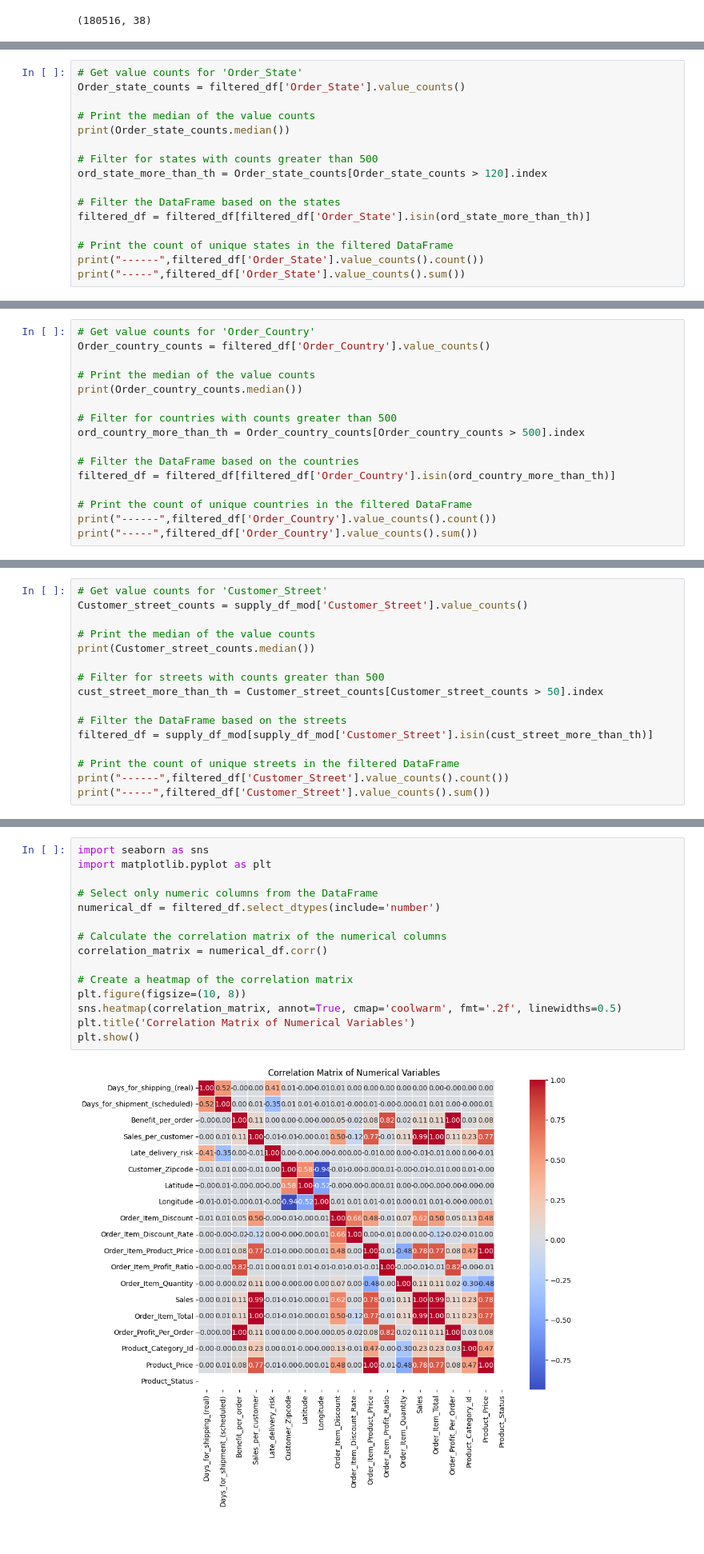
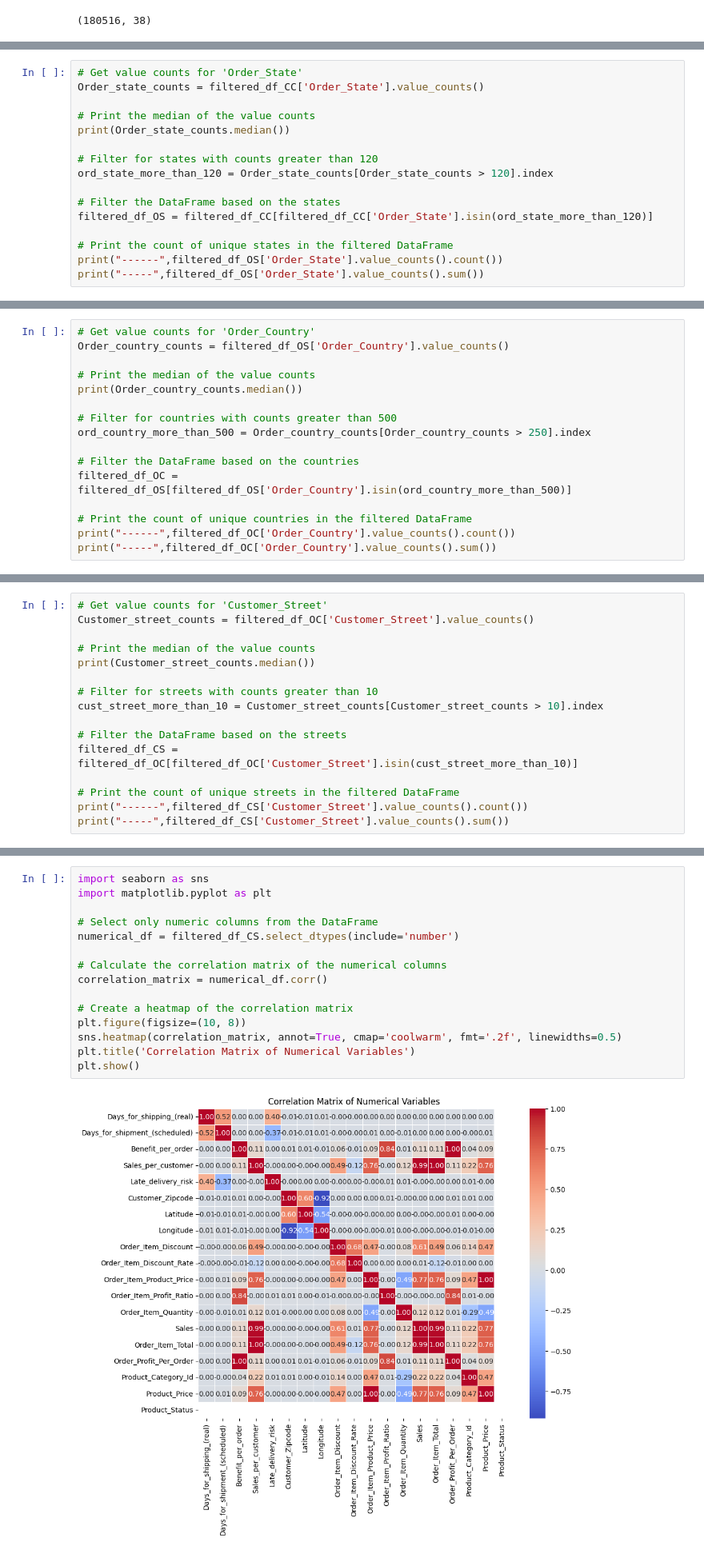
Before and after one commit to devansh-bolsure/Analysis-and-Prediction-on-Supply-Chain-data, a Jupyter notebook: Late_Delievery_Risk_Prediction.ipynb, the cells around one changed output, grey strips where cells are left out. Shown at 80% size. Saved outputs shown, nothing was run; the diff lists cells and outputs as text.

```diff
--- a/Late_Delievery_Risk_Prediction.ipynb
+++ b/Late_Delievery_Risk_Prediction.ipynb
@@ -317,17 +276,17 @@ Name: count, Length: 562, dtype: int64
 # %%
 # Get value counts for 'Order_State'
-Order_state_counts = filtered_df['Order_State'].value_counts()
+Order_state_counts = filtered_df_CC['Order_State'].value_counts()
 
 # Print the median of the value counts
 print(Order_state_counts.median())
 
-# Filter for states with counts greater than 500
-ord_state_more_than_th = Order_state_counts[Order_state_counts > 120].index
+# Filter for states with counts greater than 120
+ord_state_more_than_120 = Order_state_counts[Order_state_counts > 120].index
 
 # Filter the DataFrame based on the states
-filtered_df = filtered_df[filtered_df['Order_State'].isin(ord_state_more_than_th)]
+filtered_df_OS = filtered_df_CC[filtered_df_CC['Order_State'].isin(ord_state_more_than_120)]
 
 # Print the count of unique states in the filtered DataFrame
-print("------",filtered_df['Order_State'].value_counts().count())
-print("-----",filtered_df['Order_State'].value_counts().sum())
+print("------",filtered_df_OS['Order_State'].value_counts().count())
+print("-----",filtered_df_OS['Order_State'].value_counts().sum())
 # %% [output]
@@ -337,17 +296,17 @@ print("-----",filtered_df['Order_State'].value_counts().sum())
 # %%
 # Get value counts for 'Order_Country'
-Order_country_counts = filtered_df['Order_Country'].value_counts()
+Order_country_counts = filtered_df_OS['Order_Country'].value_counts()
 
 # Print the median of the value counts
 print(Order_country_counts.median())
 
 # Filter for countries with counts greater than 500
-ord_country_more_than_th = Order_country_counts[Order_country_counts > 500].index
+ord_country_more_than_500 = Order_country_counts[Order_country_counts > 250].index
 
 # Filter the DataFrame based on the countries
-filtered_df = filtered_df[filtered_df['Order_Country'].isin(ord_country_more_than_th)]
+filtered_df_OC = filtered_df_OS[filtered_df_OS['Order_Country'].isin(ord_country_more_than_500)]
 
 # Print the count of unique countries in the filtered DataFrame
-print("------",filtered_df['Order_Country'].value_counts().count())
-print("-----",filtered_df['Order_Country'].value_counts().sum())
+print("------",filtered_df_OC['Order_Country'].value_counts().count())
+print("-----",filtered_df_OC['Order_Country'].value_counts().sum())
 # %% [output]
@@ -357,17 +332,17 @@ print("-----",filtered_df['Order_Country'].value_counts().sum())
 # %%
 # Get value counts for 'Customer_Street'
-Customer_street_counts = supply_df_mod['Customer_Street'].value_counts()
+Customer_street_counts = filtered_df_OC['Customer_Street'].value_counts()
 
 # Print the median of the value counts
 print(Customer_street_counts.median())
 
-# Filter for streets with counts greater than 500
-cust_street_more_than_th = Customer_street_counts[Customer_street_counts > 50].index
+# Filter for streets with counts greater than 10
+cust_street_more_than_10 = Customer_street_counts[Customer_street_counts > 10].index
 
 # Filter the DataFrame based on the streets
-filtered_df = supply_df_mod[supply_df_mod['Customer_Street'].isin(cust_street_more_than_th)]
+filtered_df_CS = filtered_df_OC[filtered_df_OC['Customer_Street'].isin(cust_street_more_than_10)]
 
 # Print the count of unique streets in the filtered DataFrame
-print("------",filtered_df['Customer_Street'].value_counts().count())
-print("-----",filtered_df['Customer_Street'].value_counts().sum())
+print("------",filtered_df_CS['Customer_Street'].value_counts().count())
+print("-----",filtered_df_CS['Customer_Street'].value_counts().sum())
 # %% [output]
@@ -399,20 +374,20 @@ filtered_df.shape
 # %%
 import seaborn as sns
 import matplotlib.pyplot as plt
 
 # Select only numeric columns from the DataFrame
-numerical_df = filtered_df.select_dtypes(include='number')
+numerical_df = filtered_df_CS.select_dtypes(include='number')
 
 # Calculate the correlation matrix of the numerical columns
 correlation_matrix = numerical_df.corr()
 
 # Create a heatmap of the correlation matrix
 plt.figure(figsize=(10, 8))
 sns.heatmap(correlation_matrix, annot=True, cmap='coolwarm', fmt='.2f', linewidths=0.5)
 plt.title('Correlation Matrix of Numerical Variables')
 plt.show()
 # %% [output]
-[figure, old version]
+[figure, new version]
 # %%
 # By using  the correlation matrix and Further analysis using excel  tells that sales_per_customer and Order_total_item
 #are representing same data so  is being dropped
```
Also changed, not shown: parts of 24 cells of this notebook.
